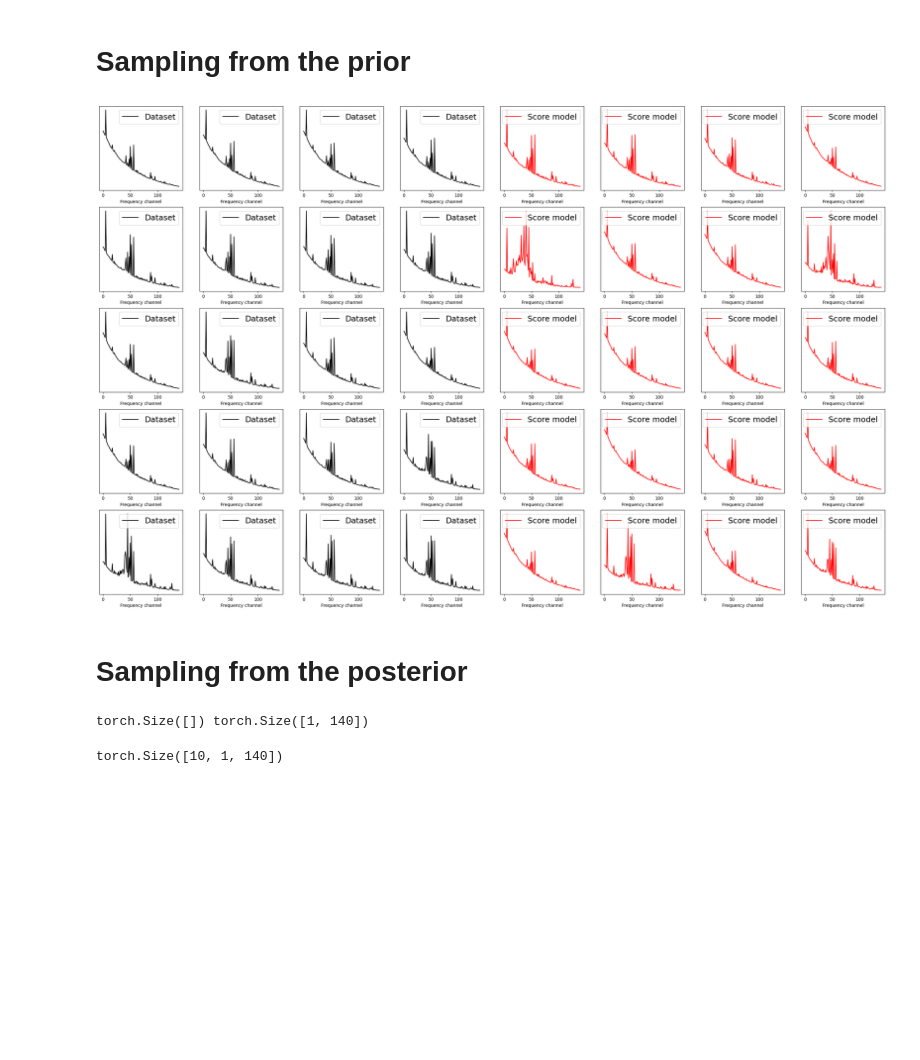
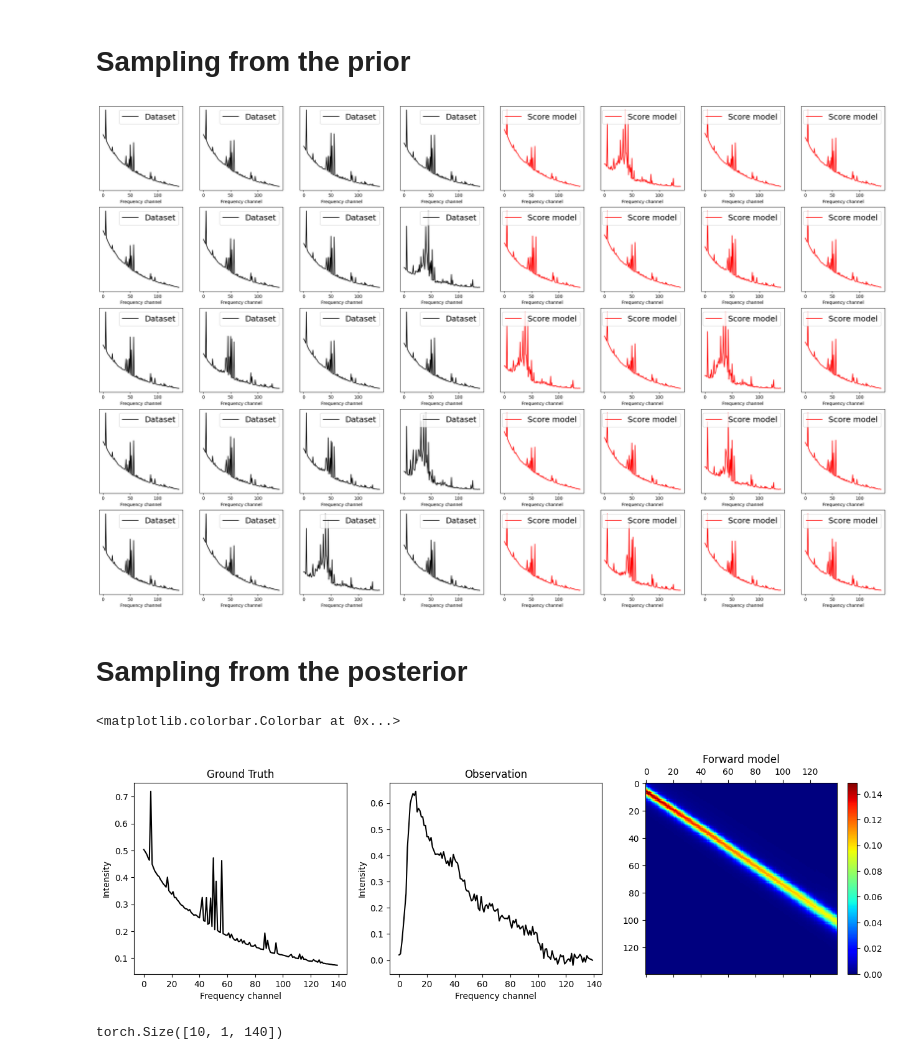
Before and after one commit to AlexandreAdam/RIM_xray_spectra, a Jupyter notebook: notebooks/score_xray_clusters.ipynb, the cells around one changed output. Cells and saved outputs as stored; diff of their text form; code cells hidden in the pictures; blank space fills up the shorter version.

Commit message:
Made diffusion work

```diff
--- a/notebooks/score_xray_clusters.ipynb
+++ b/notebooks/score_xray_clusters.ipynb
@@ -8,7 +8,7 @@ import pickle
 import numpy as np
 DEVICE = torch.device("cuda:0" if torch.cuda.is_available() else "cpu")
 # %%
-true_spectra_data = pickle.load(open('RIM_clusters/true_original.pkl', 'rb'))
+true_spectra_data = pickle.load(open('../data/RIM_clusters/true_original.pkl', 'rb'))
 min_ = 35
 max_ = 175
 
@@ -82,7 +82,7 @@ for i in range(5):
         axs[i, 4+j].set_xlabel("Frequency channel")
         axs[i, 4+j].get_yaxis().set_visible(False)
 # %% [output]
-[figure, old version]
+[figure, new version]
 # %% [markdown]
 # Sampling from the posterior
 # %%
@@ -92,4 +92,4 @@ score_model = ScoreModel(checkpoints_directory=checkpoints_directory)
 # %%
-responses_data = pickle.load(open('RIM_clusters/rmfs_original.pkl', 'rb'))
+responses_data = pickle.load(open('../data/RIM_clusters/rmfs_original.pkl', 'rb'))
 A_dataset = np.stack([responses_data[val][min_:max_,min_:max_].T for val in responses_data]) # Need to use the tranpose of the dataset, saved in wrong order
 # %%
@@ -110,42 +118,35 @@ def likelihood_score_fn(t, x, y, A, sigma_n): # make sure to respect this signat
 # %%
 # sample a response matrix
 k = np.random.randint(len(A_dataset))
 A = A_dataset[k]
 
 # Pick a ground truth
 k = np.random.randint(len(X))
 x_true = X[k]
 
 # Pick an SNR
-snr = 10
+snr = 50
 sigma_n = x_true.max() / snr
 
 # Make the observation
 y = A @ x_true
 y += np.random.randn(*y.shape) * sigma_n
 
-fig, (ax1, ax2) = plt.subplots(1, 2, figsize=(10, 4))
+fig, (ax1, ax2, ax3) = plt.subplots(1, 3, figsize=(15, 4))
 
 ax1.set_title("Ground Truth")
 ax1.plot(x_true, "-k")
 ax1.set_xlabel("Frequency channel")
 ax1.set_ylabel("Intensity")
 
 ax2.set_title("Observation")
 ax2.plot(y, "-k")
 ax2.set_xlabel("Frequency channel")
 ax2.set_ylabel("Intensity")
+
+ax3.set_title("Forward model")
+im = ax3.matshow(A, cmap="jet")
+plt.colorbar(im, ax=ax3, fraction=0.046)
+# %% [output]
+<matplotlib.colorbar.Colorbar at 0x...>
+[figure, added]
-# %%
-# Send A and observation to tensor
-A_tensor = torch.tensor(A).float().to(DEVICE)
-y_tensor = torch.tensor(y).float().to(DEVICE)
-# Wrap our likelihood score function to have correct signature for diffusion. Use vmap to deal with batch size
-score_fn = vmap(lambda t, x: likelihood_score_fn(t, x, y_tensor, A_tensor, sigma_n))
-
-# Quick test that our setup indeed works
-t = torch.rand([10]).to(DEVICE)
-x = torch.randn([10, 1, 140]).to(DEVICE)
-score_fn(t, x).shape
-# %% [output]
-torch.Size([]) torch.Size([1, 140])
-torch.Size([10, 1, 140])
@@ -158,0 +153,13 @@ posterior_samples = score_model.sample(n, shape, em_steps, score_fn, guidance_fa
+# %%
+# Send A and observation to tensor
+A_tensor = torch.tensor(A).float().to(DEVICE)
+y_tensor = torch.tensor(y).float().to(DEVICE)
+# Wrap our likelihood score function to have correct signature for diffusion. Use vmap to deal with batch size
+score_fn = vmap(lambda t, x: likelihood_score_fn(t, x, y_tensor, A_tensor, sigma_n))
+
+# Quick test that our setup indeed works
+t = torch.rand([10]).to(DEVICE)
+x = torch.randn([10, 1, 140]).to(DEVICE)
+score_fn(t, x).shape
+# %% [output]
+torch.Size([10, 1, 140])
```
Also changed, not shown: parts of 18 cells of this notebook, 2 other files.
